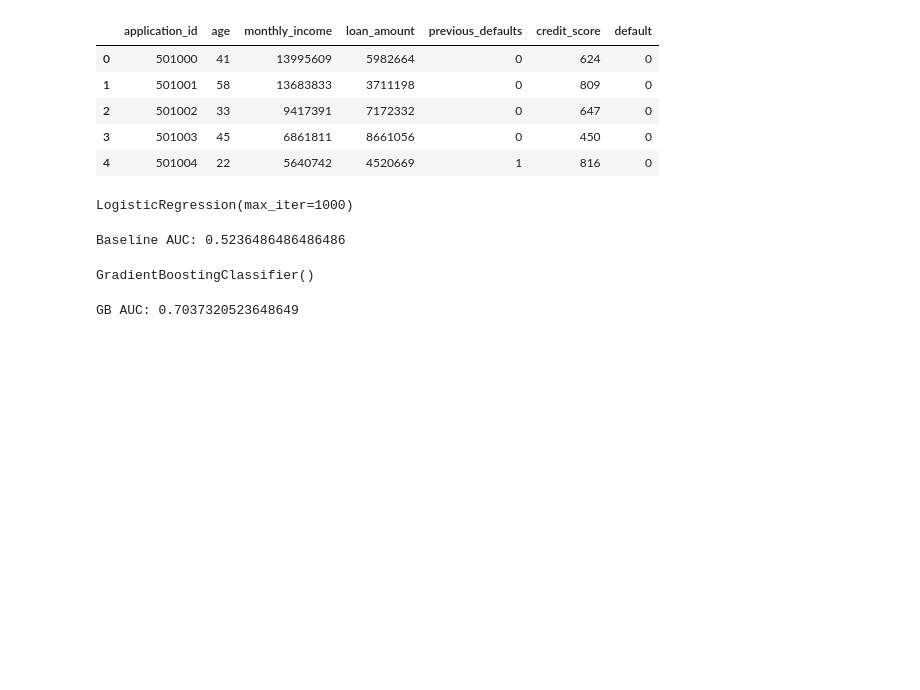
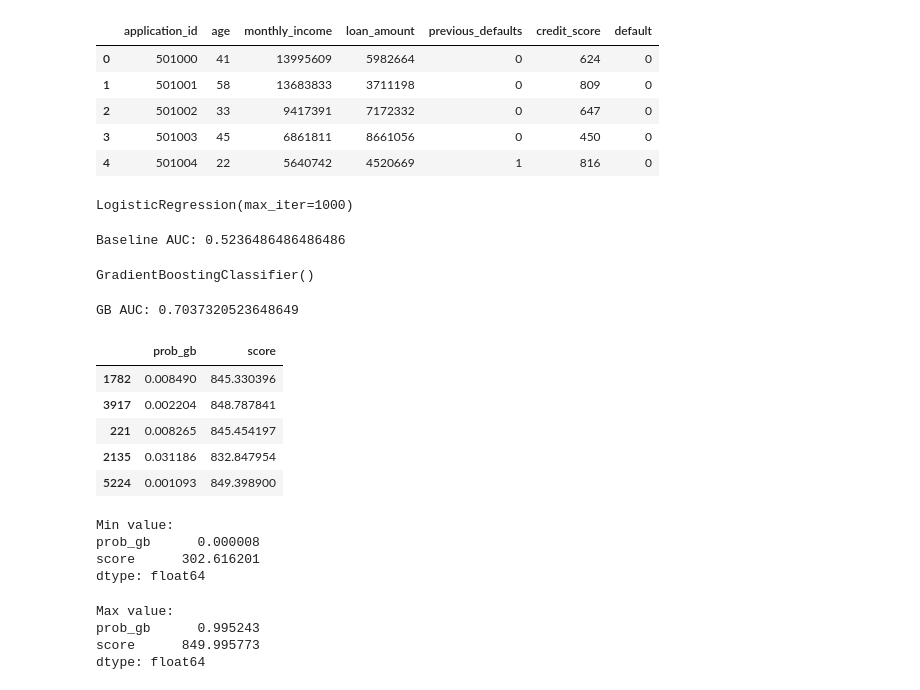
Before and after one commit to taridagrace/ds-takehome, a Jupyter notebook: notebooks/B_modeling.ipynb, the cells around one changed output. Drawn from its saved outputs; the diff is of its cells as text; code cells hidden in the pictures; blank space fills up the shorter version.

Commit message:
B.3: Membuat fungsi scorecard untuk ubah probabilitas ke skor 300–850

```diff
--- a/notebooks/B_modeling.ipynb
+++ b/notebooks/B_modeling.ipynb
@@ -149,0 +160,33 @@ GB AUC: 0.7037320523648649
+# %%
+def prob_to_score(prob, min_score=300, max_score=850):
+    return min_score + (1 - prob) * (max_score - min_score)
+# %%
+# Buat kolom skor di dataset:
+df_test = X_test.copy()
+df_test['prob_gb'] = y_pred_prob_gb
+df_test['score'] = df_test['prob_gb'].apply(prob_to_score)
+# %%
+df_test[['prob_gb', 'score']].head()
+# %% [output]
+|  | prob_gb | score |
+| 1782 | 0.008490 | 845.330396 |
+| 3917 | 0.002204 | 848.787841 |
+| 221 | 0.008265 | 845.454197 |
+| 2135 | 0.031186 | 832.847954 |
+| 5224 | 0.001093 | 849.398900 |
+# %%
+print("Min value:")
+print(df_test[['prob_gb', 'score']].min())
+# %% [output]
+Min value:
+prob_gb      0.000008
+score      302.616201
+dtype: float64
+# %%
+print("\nMax value:")
+print(df_test[['prob_gb', 'score']].max())
+# %% [output]
+Max value:
+prob_gb      0.995243
+score      849.995773
+dtype: float64
```
Also changed, not shown: parts of 3 cells of this notebook.
